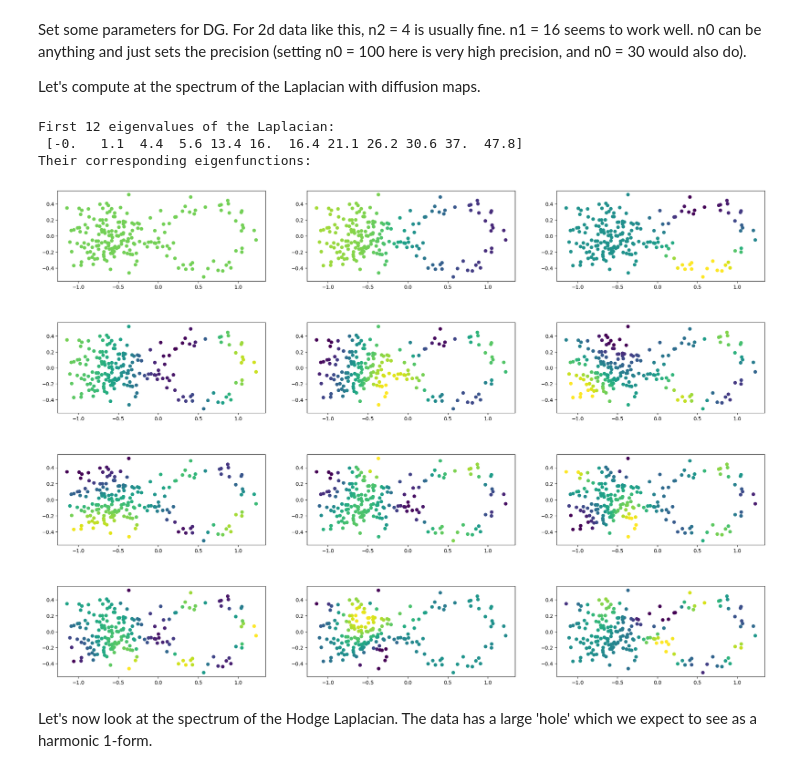
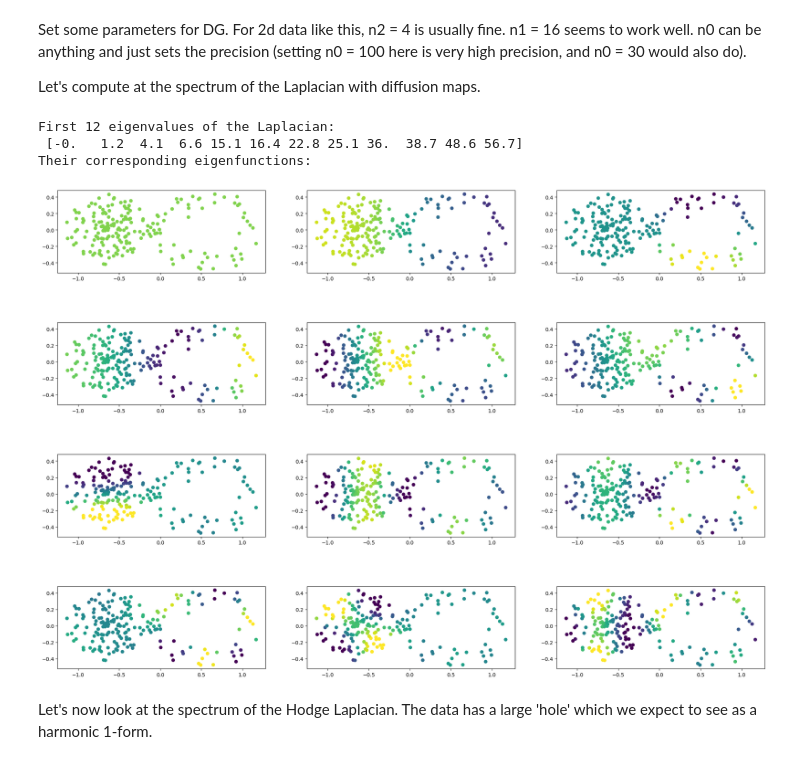
Before and after one commit to Iolo-Jones/DiffusionGeometry, a Jupyter notebook: Introduction_to_DG.ipynb, the cells around one changed output. Cells and saved outputs as stored; diff of their text form; code cells hidden in the pictures.

Commit message:
Intro notebook params change

```diff
--- a/Introduction_to_DG.ipynb
+++ b/Introduction_to_DG.ipynb
@@ -28,21 +28,21 @@ Let's compute at the spectrum of the Laplacian with diffusion maps.
 # %%
 parameters = {}
 parameters['n0'] = 100
 parameters['n1'] = 16
 parameters['n2'] = 4
-parameters['ep'] = 0.1
+parameters['ep'] = 0.12
 parameters['alpha'] = 1
 parameters['projection_tol'] = 1e-2
 
 DG_data = DG(data, parameters)
 print('First 12 eigenvalues of the Laplacian:\n', DG_data.lam()[:12].round(1))
 print('Their corresponding eigenfunctions:')
 DG_data.plot_eigenfunctions(4,3)
 # %% [output]
 First 12 eigenvalues of the Laplacian:
- [-0.   1.1  4.4  5.6 13.4 16.  16.4 21.1 26.2 30.6 37.  47.8]
+ [-0.   1.2  4.1  6.6 15.1 16.4 22.8 25.1 36.  38.7 48.6 56.7]
 Their corresponding eigenfunctions:
-[figure, old version]
+[figure, new version]
 # %% [markdown]
 Let's now look at the spectrum of the Hodge Laplacian. The data has a large 'hole' which we expect to see as a harmonic 1-form.
 # %%
```
Also changed, not shown: parts of 7 cells of this notebook.
